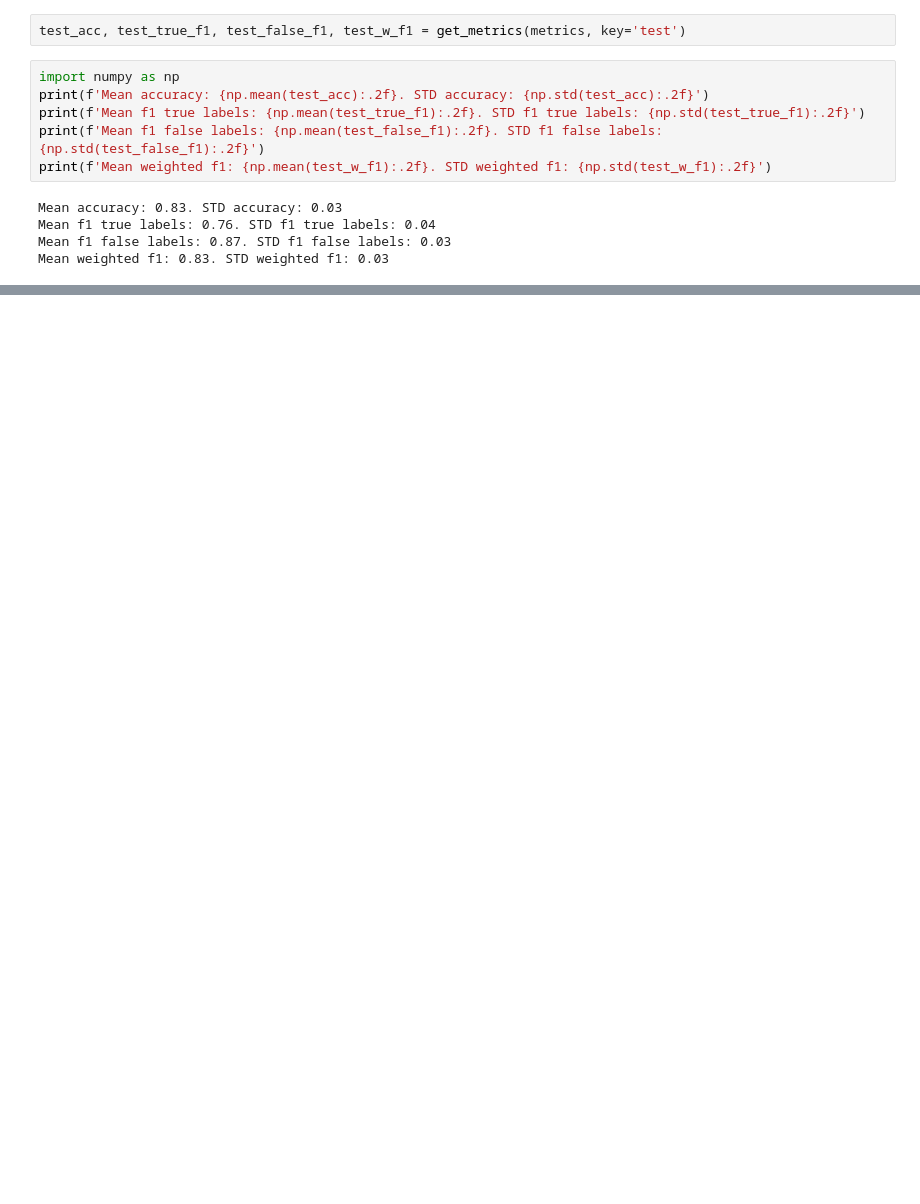
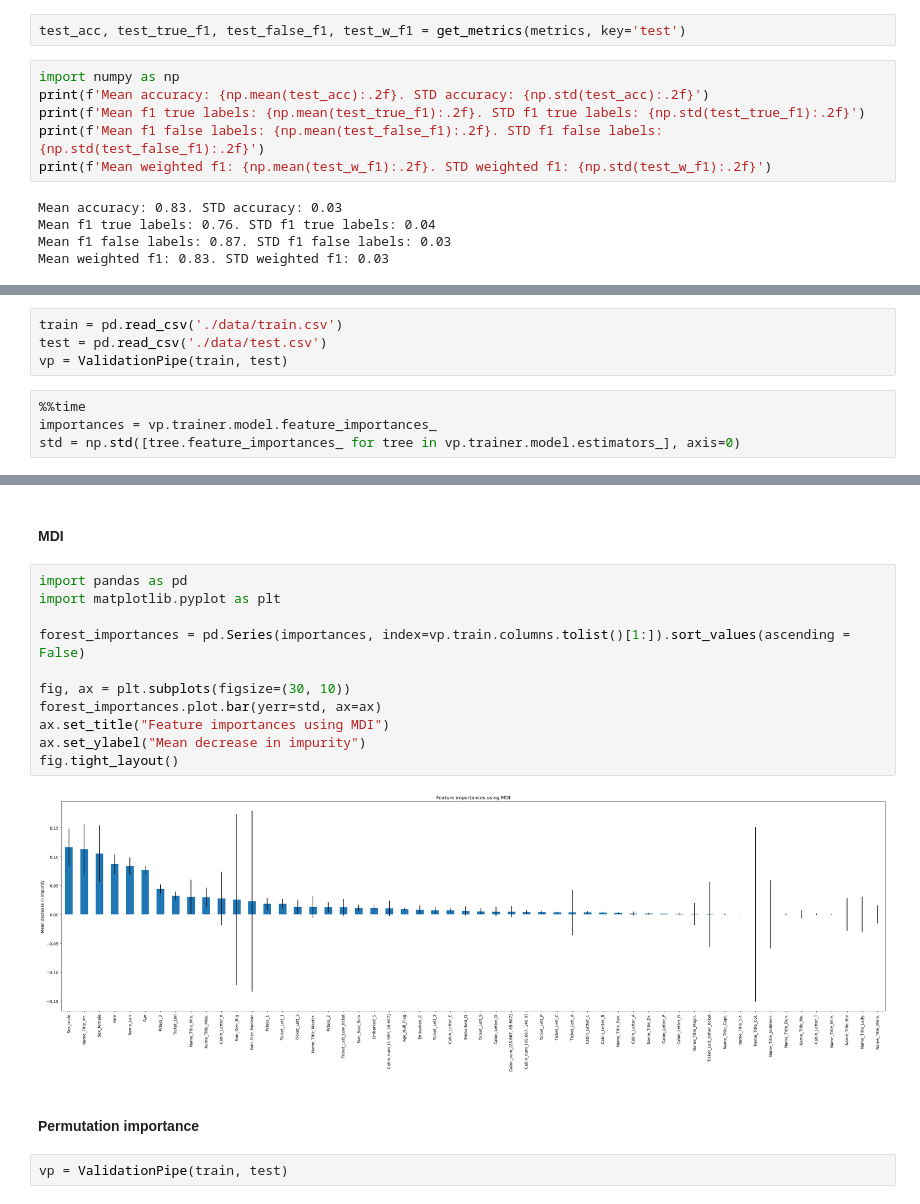
Before and after one commit to diegommezp28/yet-another-titanic-project, a Jupyter notebook: notebooks/model_evaluation.ipynb, the cells around one changed output, grey strips where cells are left out. Cells and saved outputs as stored; diff of their text form; blank space fills up the shorter version.

Commit message:
feature importance

```diff
--- a/notebooks/model_evaluation.ipynb
+++ b/notebooks/model_evaluation.ipynb
@@ -184,0 +189,8 @@ Mean weighted f1: 0.83. STD weighted f1: 0.03
+# %%
+train = pd.read_csv('./data/train.csv')
+test = pd.read_csv('./data/test.csv')
+vp = ValidationPipe(train, test)
+# %%
+%%time
+importances = vp.trainer.model.feature_importances_
+std = np.std([tree.feature_importances_ for tree in vp.trainer.model.estimators_], axis=0)
@@ -184,0 +200,19 @@ Mean weighted f1: 0.83. STD weighted f1: 0.03
+# %% [markdown]
+#### MDI
+# %%
+import pandas as pd
+import matplotlib.pyplot as plt
+
+forest_importances = pd.Series(importances, index=vp.train.columns.tolist()[1:]).sort_values(ascending = False)
+
+fig, ax = plt.subplots(figsize=(30, 10))
+forest_importances.plot.bar(yerr=std, ax=ax)
+ax.set_title("Feature importances using MDI")
+ax.set_ylabel("Mean decrease in impurity")
+fig.tight_layout()
+# %% [output]
+[figure, added]
+# %% [markdown]
+#### Permutation importance
+# %%
+vp = ValidationPipe(train, test)
```
Also changed, not shown: parts of 7 cells of this notebook.
